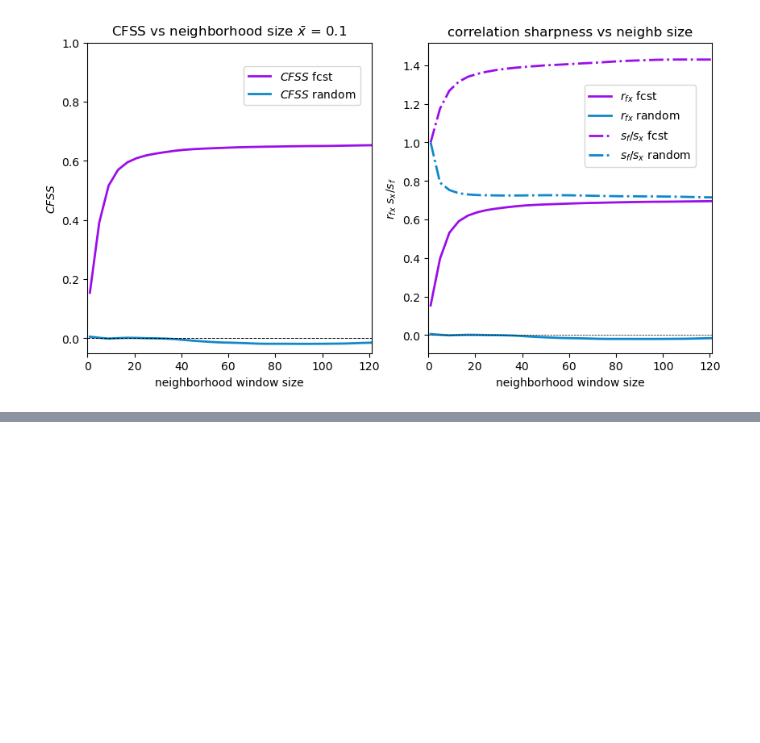
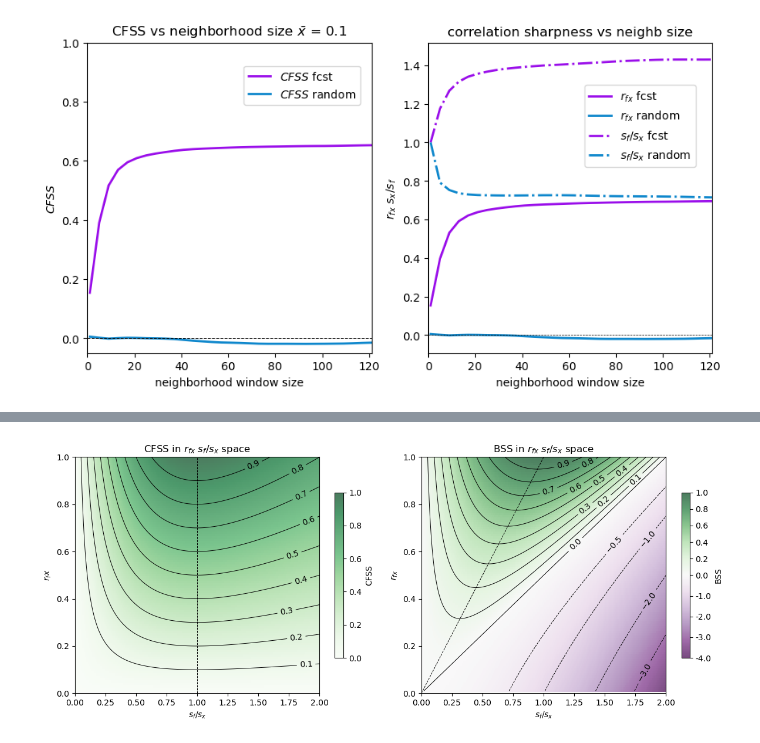
Before and after one commit to baldwin-ou/verification, a Jupyter notebook: issues_with_FSS.ipynb, the cells around one changed output, grey strips where cells are left out. Drawn from its saved outputs; the diff is of its cells as text; code cells hidden in the pictures; blank space fills up the shorter version.

```diff
--- a/issues_with_FSS.ipynb
+++ b/issues_with_FSS.ipynb
@@ -424,0 +451,44 @@ axs[1].set_xlim(0.,121.)
+# %%
+Ans=[1.,1.85,2.0,2.0]
+#S=2.0
+xbar=0.2
+xodd=(1.-xbar)/xbar
+
+fig, axs = plt.subplots(1, 2,figsize=(12,5))
+axs = axs.flat
+x1d=np.linspace(0.01,2.0,200)
+y1d=np.linspace(0.01,1.0,100)
+xx,yy=np.meshgrid(x1d,y1d)
+
+
+cfss=(2.*yy*xx)/(xx*xx+1.)
+sc1=axs[0].pcolormesh(xx,yy,cfss,cmap='Greens',vmin=0.,vmax=1.,alpha=0.7)
+cs1=axs[0].contour(xx,yy,cfss,levels=np.linspace(0.0,1.0,11),colors='k',linewidths=0.7)
+axs[0].clabel(cs1, cs1.levels, inline=True, fontsize=10)
+plt.colorbar(sc1,orientation='vertical',shrink=0.7,label='CFSS',ax=axs[0])
+axs[0].set_title(r'CFSS in $r_{fx}$ $s_f/s_x$ space')
+axs[0].set_xlabel(r'$s_f/s_x$')
+axs[0].set_ylabel(r'$r_fx$')
+axs[0].plot([1.,1.],[0.,1.],'k--',lw=0.7)
+
+axs[0].set_ylim(0.,1.)
+axs[0].set_xlim(0.,2.)
+
+bss=2.*yy*xx-xx*xx
+sc1=axs[1].pcolormesh(xx,yy,bss,cmap='PRGn',alpha=0.7,norm=colors.TwoSlopeNorm(vmin=-4., vcenter=0., vmax=1.))
+cs1=axs[1].contour(xx,yy,bss,levels=[-4.,-3.,-2.,-1.,-0.5,0.,0.1,0.2,0.3,0.4,0.5,0.6,0.7,0.8,0.9,1.],colors='k',linewidths=0.7)
+axs[1].clabel(cs1, cs1.levels, inline=True, fontsize=10)
+cbar=plt.colorbar(sc1,orientation='vertical',shrink=0.7,label='BSS',ax=axs[1])
+ticks=[-4.,-3.,-2.,-1.,0.,0.2,0.4,0.6,0.8,1.]
+cbar.set_ticks(ticks)
+cbar.set_ticklabels([str(t) for t in ticks])
+axs[1].set_title(r'BSS in $r_{fx}$ $s_f/s_x$ space')
+axs[1].plot([0.,1.],[0.,1.],'k--',lw=0.7)
+axs[1].set_xlabel(r'$s_f/s_x$')
+axs[1].set_ylabel(r'$r_{fx}$')
+axs[1].set_ylim(0.,1.)
+axs[1].set_xlim(0.,2.)
+
+plt.tight_layout()
+# %% [output]
+[figure, added]
```
Also changed, not shown: parts of 7 cells of this notebook.
